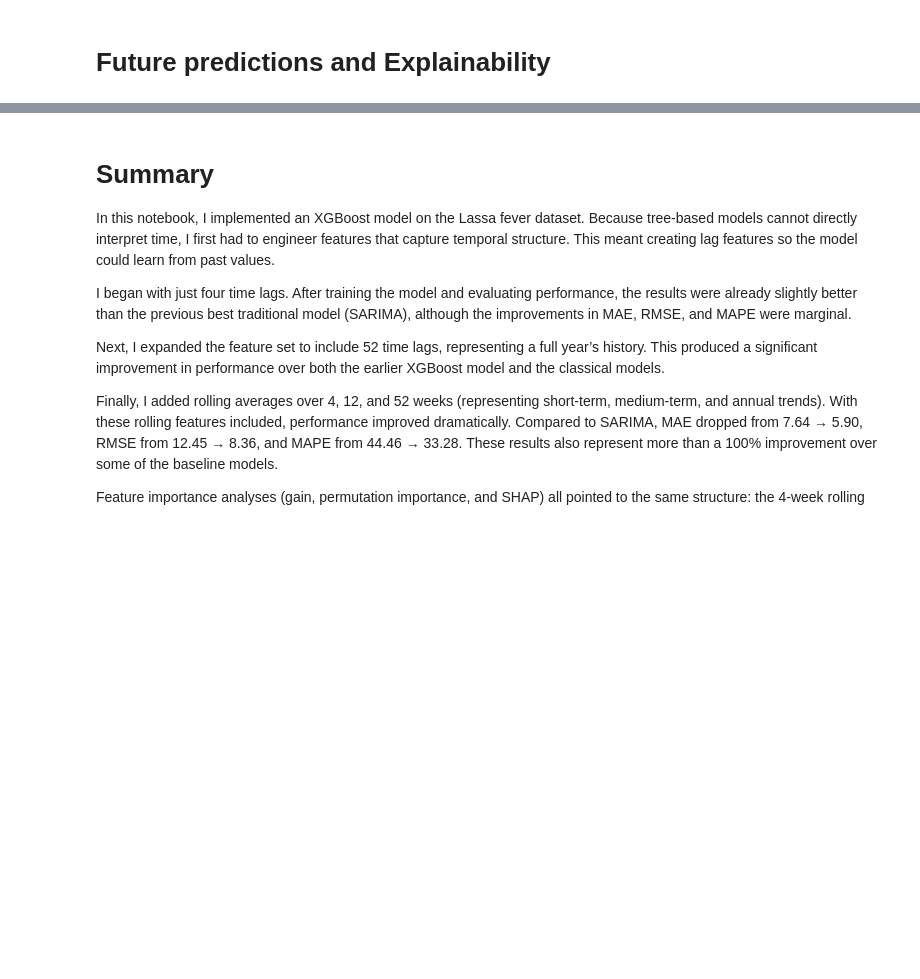
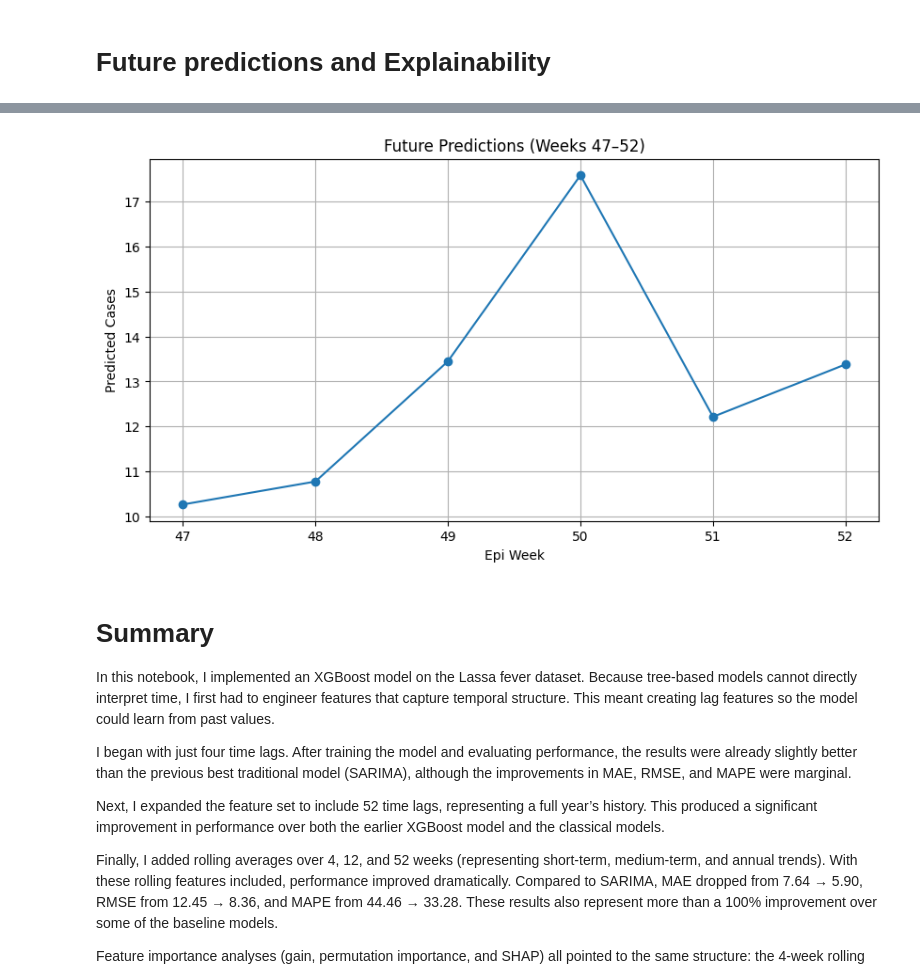
Before and after one commit to EmmanuelNiyi/Data-Driven-Surveillance-Lassa-Fever-Forecasting-for-Public-Health-Action, a Jupyter notebook: 5-machine-learnig-models.ipynb, the cells around one changed output, grey strips where cells are left out. Cells and saved outputs as stored; diff of their text form; code cells hidden in the pictures; blank space fills up the shorter version.

```diff
--- a/5-machine-learnig-models.ipynb
+++ b/5-machine-learnig-models.ipynb
@@ -355,3 +357,14 @@ Most influential SHAP feature: roll_mean_4
+# %%
+# Plot future predictions
+plt.figure(figsize=(10,5))
+plt.plot(future_weeks, future_preds, marker="o", label="Forecast")
+plt.title("Future Predictions (Weeks 47–52)")
+plt.xlabel("Epi Week")
+plt.ylabel("Predicted Cases")
+plt.grid(True)
+plt.show()
+# %% [output]
+[figure, added]
 # %% [markdown]
 # Summary
 
```
Also changed, not shown: parts of 4 cells of this notebook.
